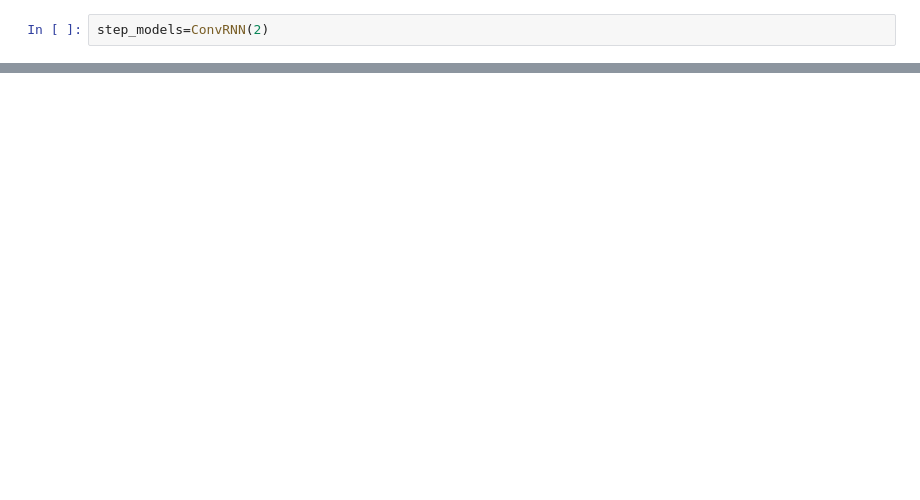
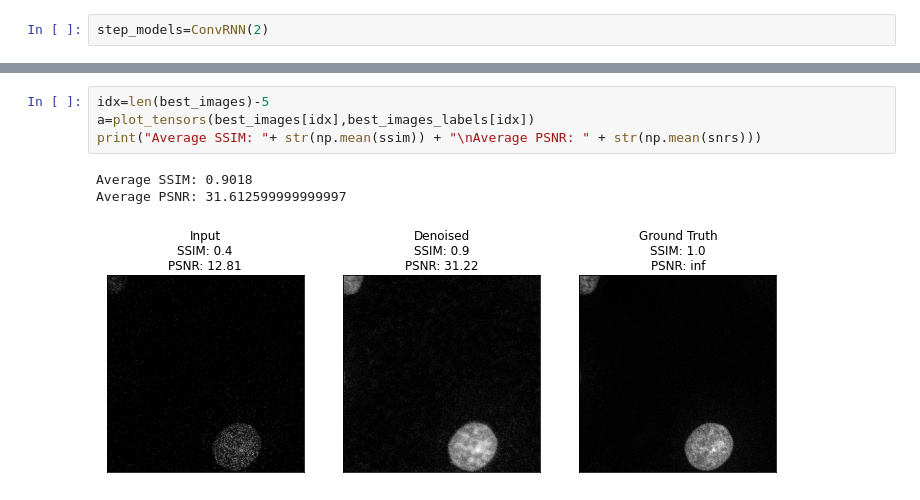
Before and after one commit to EmaadKhwaja/Deep-Learning-Denoising, a Jupyter notebook: Putzky Code.ipynb, the cells around one changed output, grey strips where cells are left out. Drawn from its saved outputs; the diff is of its cells as text; blank space fills up the shorter version.

```diff
--- a/Putzky Code.ipynb
+++ b/Putzky Code.ipynb
@@ -506,0 +569,8 @@ RuntimeError: [enforce fail at CPUAllocator.cpp:64] . DefaultCPUAllocator: can't
+# %%
+idx=len(best_images)-5
+a=plot_tensors(best_images[idx],best_images_labels[idx])
+print("Average SSIM: "+ str(np.mean(ssim)) + "\nAverage PSNR: " + str(np.mean(snrs)))
+# %% [output]
+Average SSIM: 0.9018
+Average PSNR: 31.612599999999997
+[figure, added]
```
Also changed, not shown: parts of 13 cells of this notebook.
